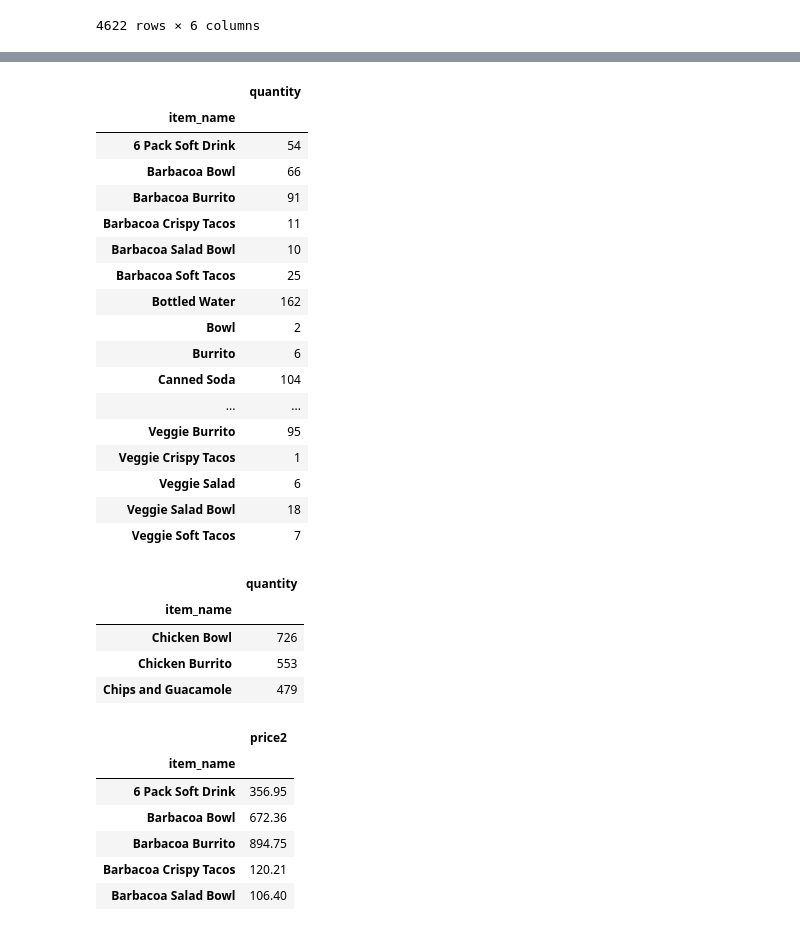
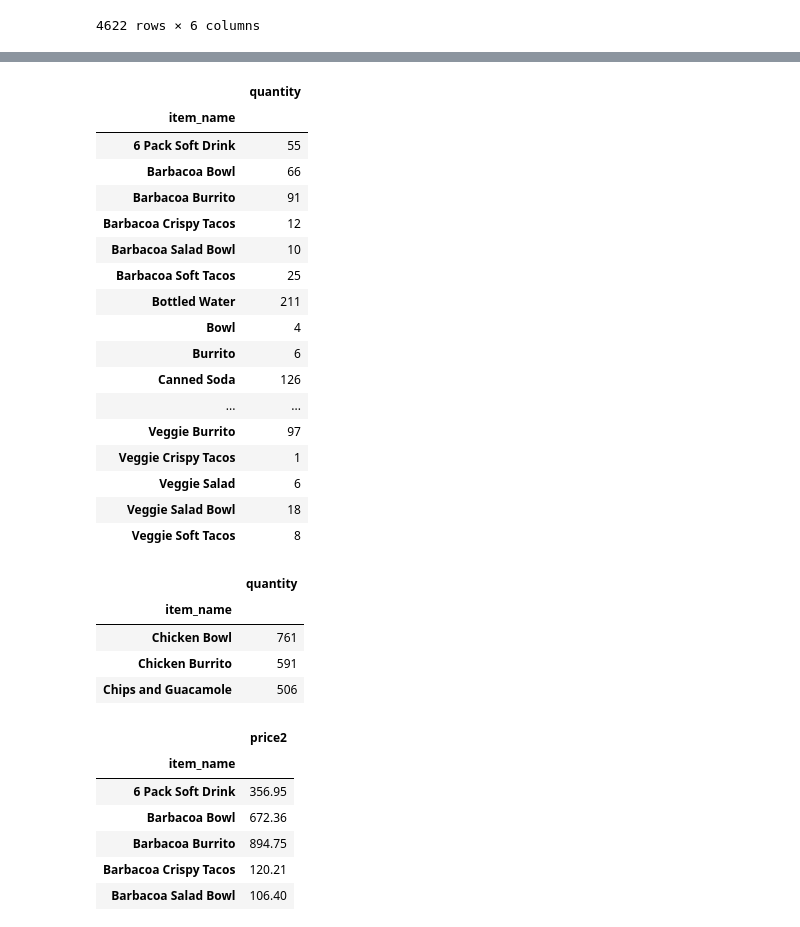
Before and after one commit to ljackson707/numpy-pandas-visualization-exercises, a Jupyter notebook: advanced_dataframes.ipynb, the cells around one changed output, grey strips where cells are left out. Cells and saved outputs as stored; diff of their text form; code cells hidden in the pictures.

Commit message:
advanced_dataframes.ipynbDone

```diff
--- a/advanced_dataframes.ipynb
+++ b/advanced_dataframes.ipynb
@@ -337,34 +451,34 @@ Name: price2, Length: 1834, dtype: float64
 # %%
 #B) What are the most popular 3 items?
-pop_orders = pd.DataFrame(orders.groupby(["item_name"]).quantity.count())
+pop_orders = pd.DataFrame(orders.groupby(["item_name"]).quantity.sum())
 pop_orders
 # %% [output]
 |  | quantity |
 | item_name |  |
-| 6 Pack Soft Drink | 54 |
+| 6 Pack Soft Drink | 55 |
 | Barbacoa Bowl | 66 |
 | Barbacoa Burrito | 91 |
-| Barbacoa Crispy Tacos | 11 |
+| Barbacoa Crispy Tacos | 12 |
 | Barbacoa Salad Bowl | 10 |
 | Barbacoa Soft Tacos | 25 |
-| Bottled Water | 162 |
-| Bowl | 2 |
+| Bottled Water | 211 |
+| Bowl | 4 |
 | Burrito | 6 |
-| Canned Soda | 104 |
+| Canned Soda | 126 |
 | ... | ... |
-| Veggie Burrito | 95 |
+| Veggie Burrito | 97 |
 | Veggie Crispy Tacos | 1 |
 | Veggie Salad | 6 |
 | Veggie Salad Bowl | 18 |
-| Veggie Soft Tacos | 7 |
+| Veggie Soft Tacos | 8 |
 # %%
 pop_orders.nlargest(3, 'quantity', keep='all')
 # %% [output]
 |  | quantity |
 | item_name |  |
-| Chicken Bowl | 726 |
-| Chicken Burrito | 553 |
-| Chips and Guacamole | 479 |
+| Chicken Bowl | 761 |
+| Chicken Burrito | 591 |
+| Chips and Guacamole | 506 |
 # %%
 #C) Which item has produced the most revenue?
 # %%
```
Also changed, not shown: parts of 34 cells of this notebook.
